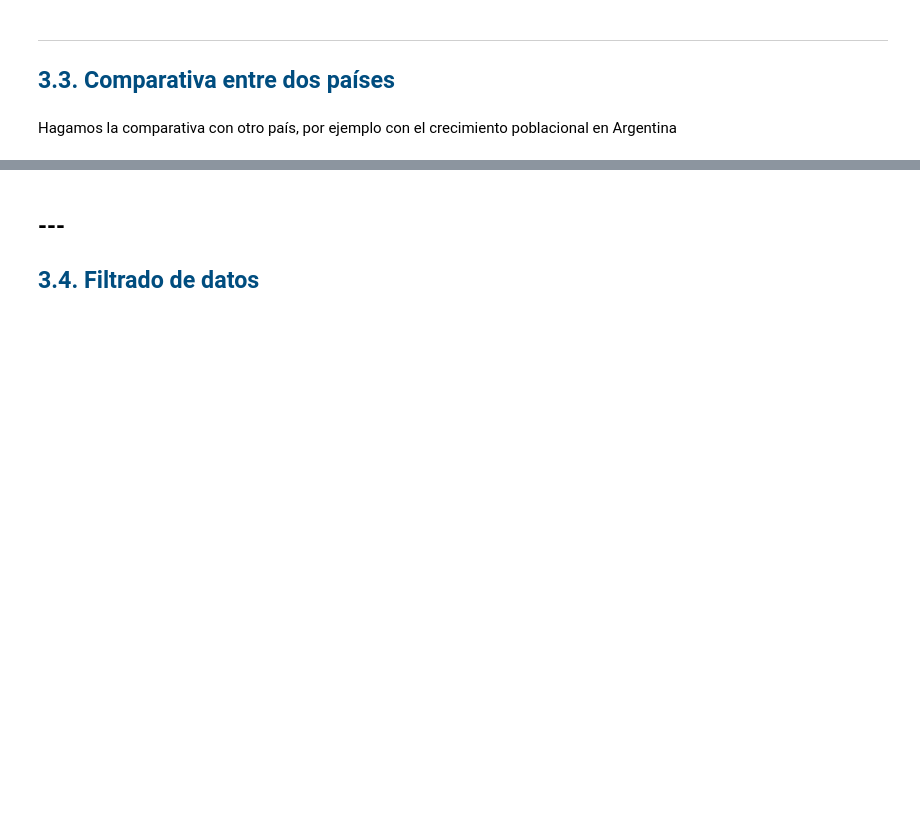
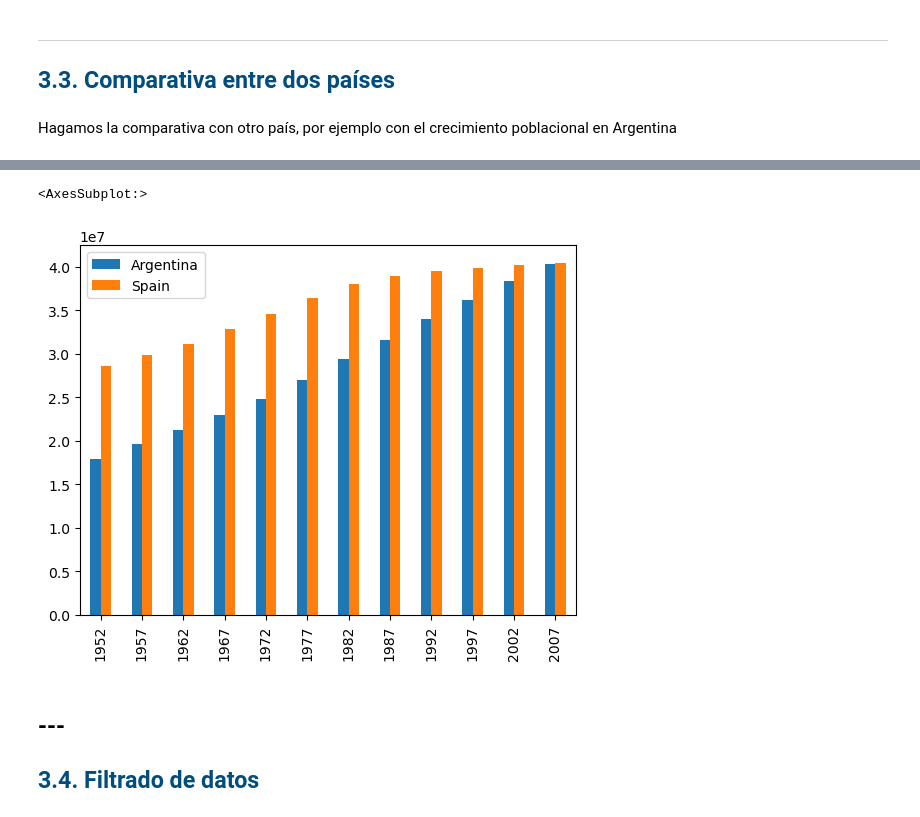
Before and after one commit to EnmanuelMartinsAbilheira/machine-learning-with-python-advanced-machine-learning, a Jupyter notebook: Cap 3. Preprocesamiento de datos/JupyterNotebooks/3.1. Analisis Exploratorio de Datos.ipynb, the cells around one changed output, grey strips where cells are left out. Drawn from its saved outputs; the diff is of its cells as text; code cells hidden in the pictures; blank space fills up the shorter version.

```diff
--- a/Cap 3. Preprocesamiento de datos/JupyterNotebooks/3.1. Analisis Exploratorio de Datos.ipynb
+++ b/Cap 3. Preprocesamiento de datos/JupyterNotebooks/3.1. Analisis Exploratorio de Datos.ipynb
@@ -239,3 +241,14 @@ Hagamos la comparativa con otro país, por ejemplo con el crecimiento poblaciona
+# %%
+df_pop_ar = df_pop[(df_pop['country'] == 'Argentina')]
+anios = df_pop_es['year'].unique()
+pop_ar = df_pop_ar['population'].values
+pop_es = df_pop_es['population'].values
+
+df_plot = pd.DataFrame({'Argentina': pop_ar, 'Spain': pop_es}, index=anios)
+df_plot.plot(kind='bar')
+# %% [output]
+<AxesSubplot:>
+[figure, added]
 # %% [markdown]
 ## ---
 <a id="section34"></a>
```
Also changed, not shown: parts of 9 cells of this notebook.
